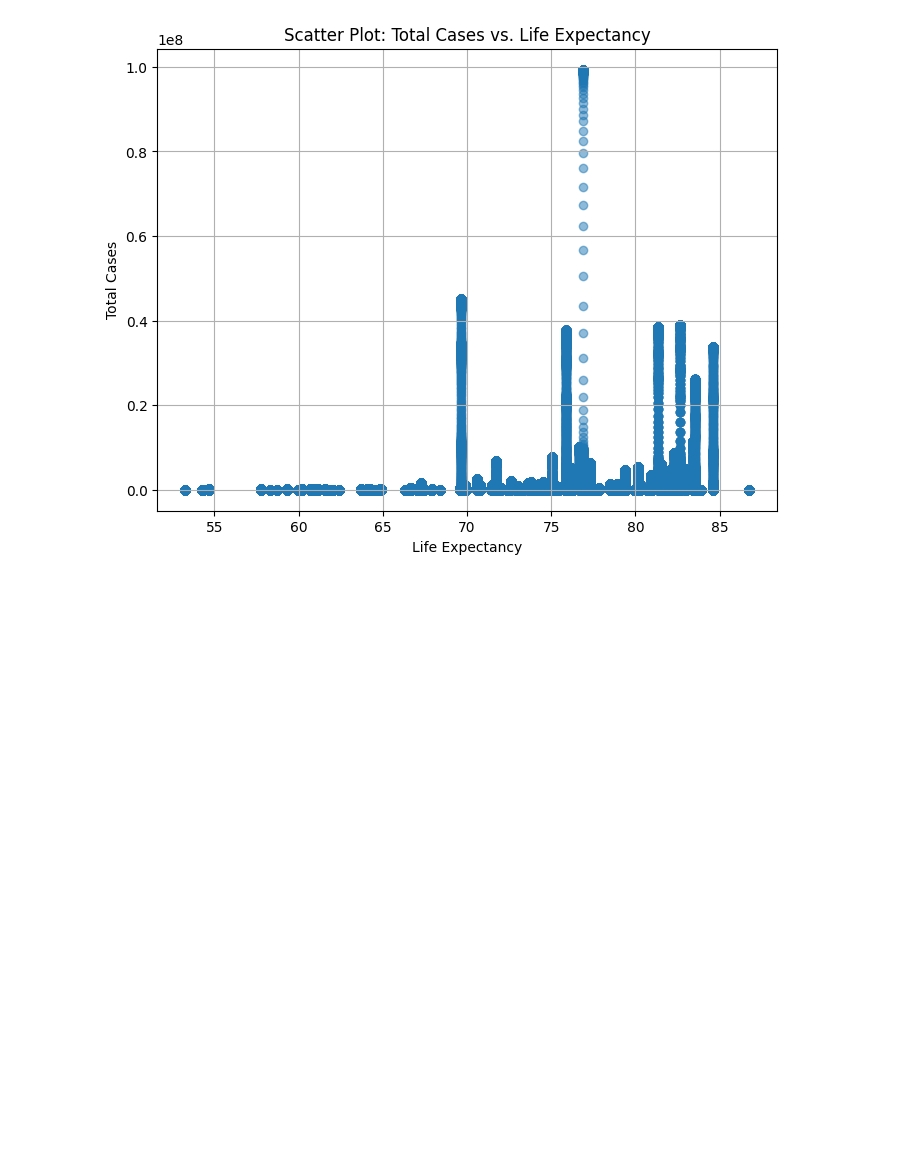
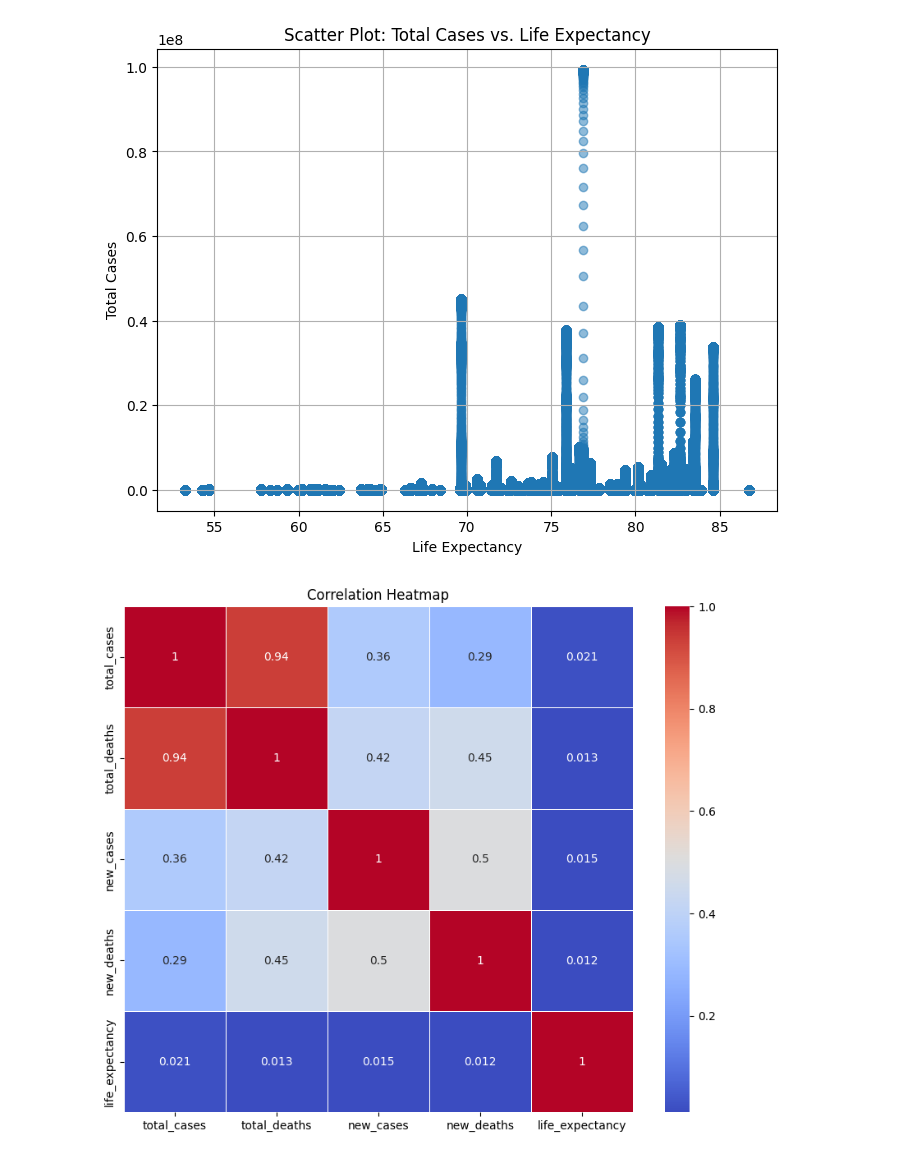
Before and after one commit to Tahmid-Amin/AI-Group_8, a Jupyter notebook: Graphs.ipynb, the cells around one changed output. Drawn from its saved outputs; the diff is of its cells as text; code cells hidden in the pictures; blank space fills up the shorter version.

Commit message:
Added analysis to dataset using a heatmap

```diff
--- a/Graphs.ipynb
+++ b/Graphs.ipynb
@@ -62,3 +62,25 @@ plt.grid(True)
 plt.show()
 # %% [output]
 [figure]
+# %%
+import pandas as pd
+import matplotlib.pyplot as plt
+import numpy as np
+
+df = pd.read_csv("./owid-covid-data.csv")
+df
+
+numerical_features = ['total_cases', 'total_deaths', 'new_cases', 'new_deaths', 'life_expectancy']
+
+import seaborn as sns
+
+# Calculate the correlation matrix
+correlation_matrix = df[['total_cases', 'total_deaths', 'new_cases', 'new_deaths', 'life_expectancy']].corr()
+
+# Create a heatmap
+plt.figure(figsize=(10, 8))
+sns.heatmap(correlation_matrix, annot=True, cmap='coolwarm', linewidths=0.5)
+plt.title('Correlation Heatmap')
+plt.show()
+# %% [output]
+[figure, added]
```
